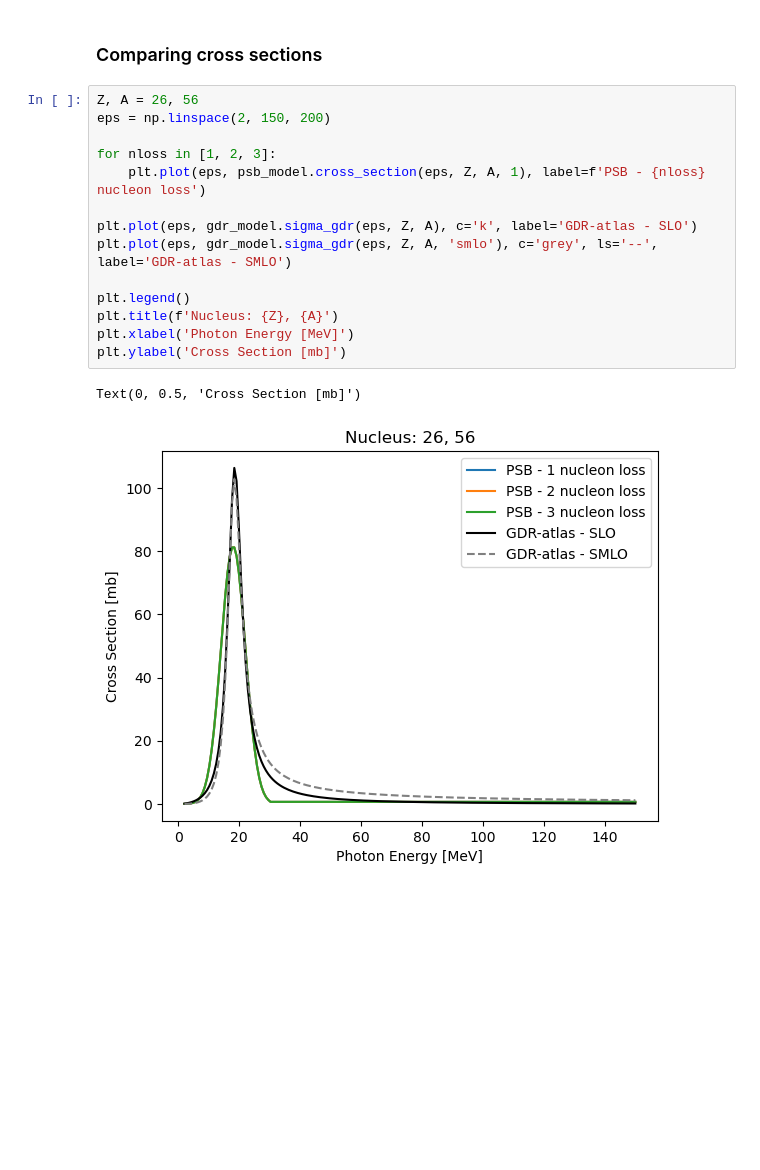
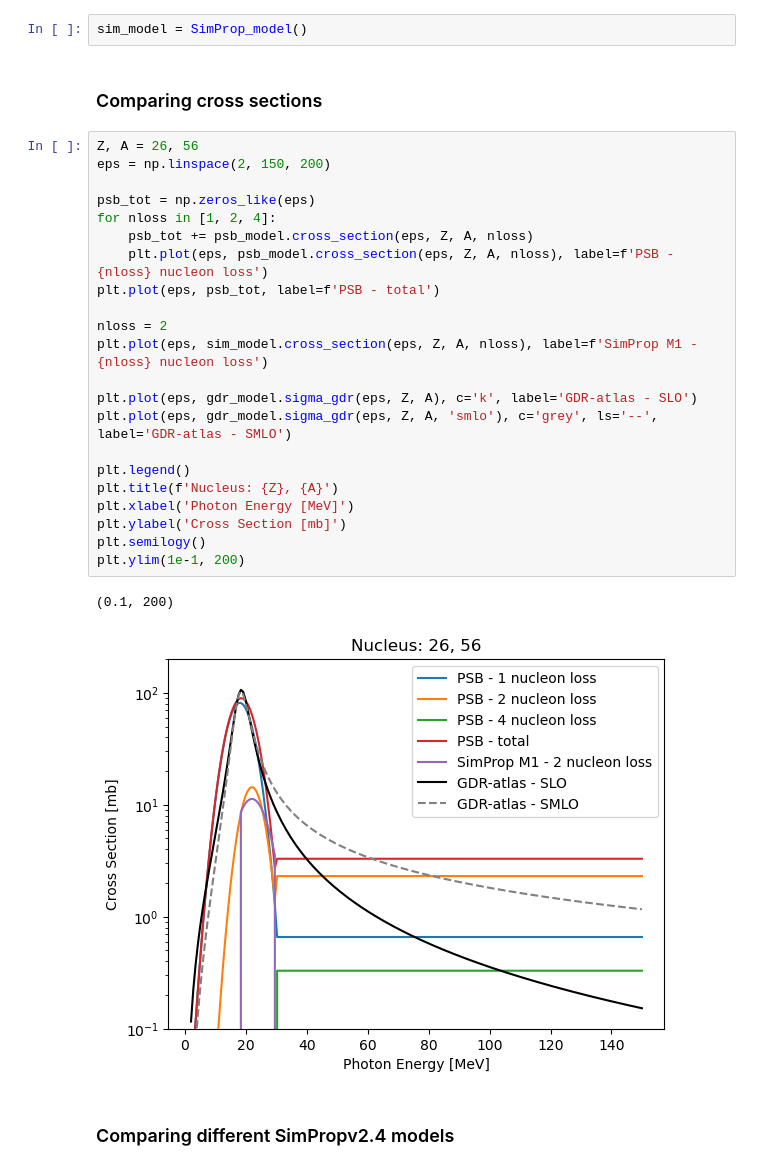
Before and after one commit to mohller/crisp, a Jupyter notebook: examples/Cross_Sections.ipynb, the cells around one changed output. Cells and saved outputs as stored; diff of their text form; blank space fills up the shorter version.

Commit message:
Implemented SimProp cross section models

```diff
--- a/examples/Cross_Sections.ipynb
+++ b/examples/Cross_Sections.ipynb
@@ -17,19 +19,31 @@ psb_model = PSB_model()
+# %%
+sim_model = SimProp_model()
 # %% [markdown]
 ### Comparing cross sections
 # %%
 Z, A = 26, 56
 eps = np.linspace(2, 150, 200)
 
-for nloss in [1, 2, 3]:
-    plt.plot(eps, psb_model.cross_section(eps, Z, A, 1), label=f'PSB - {nloss} nucleon loss')
+psb_tot = np.zeros_like(eps)
+for nloss in [1, 2, 4]:
+    psb_tot += psb_model.cross_section(eps, Z, A, nloss)
+    plt.plot(eps, psb_model.cross_section(eps, Z, A, nloss), label=f'PSB - {nloss} nucleon loss')
+plt.plot(eps, psb_tot, label=f'PSB - total')
+
+nloss = 2
+plt.plot(eps, sim_model.cross_section(eps, Z, A, nloss), label=f'SimProp M1 - {nloss} nucleon loss')
 
 plt.plot(eps, gdr_model.sigma_gdr(eps, Z, A), c='k', label='GDR-atlas - SLO')
 plt.plot(eps, gdr_model.sigma_gdr(eps, Z, A, 'smlo'), c='grey', ls='--', label='GDR-atlas - SMLO')
 
 plt.legend()
 plt.title(f'Nucleus: {Z}, {A}')
 plt.xlabel('Photon Energy [MeV]')
 plt.ylabel('Cross Section [mb]')
+plt.semilogy()
+plt.ylim(1e-1, 200)
 # %% [output]
-Text(0, 0.5, 'Cross Section [mb]')
+(0.1, 200)
-[figure, old version]
+[figure, new version]
+# %% [markdown]
+### Comparing different SimPropv2.4 models
```
Also changed, not shown: parts of 3 cells of this notebook, 1 other file.
